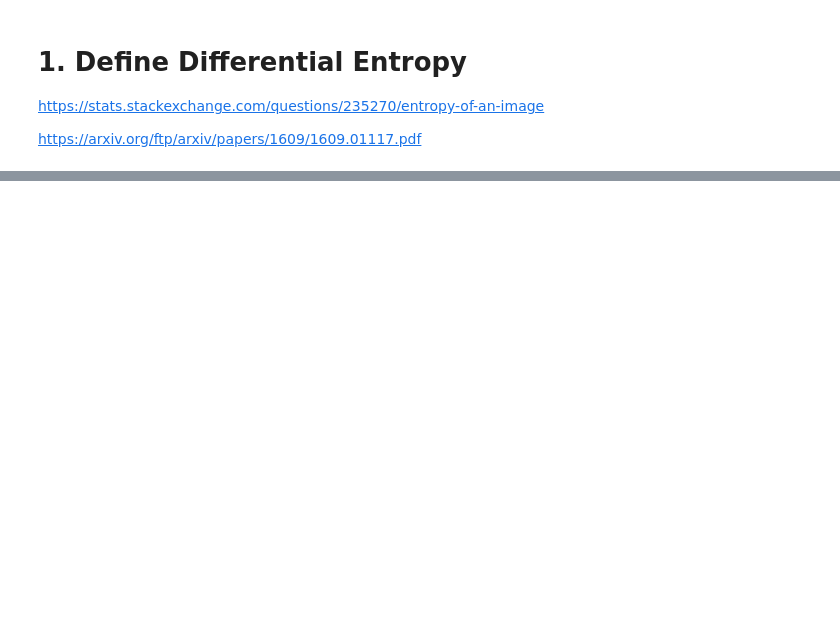
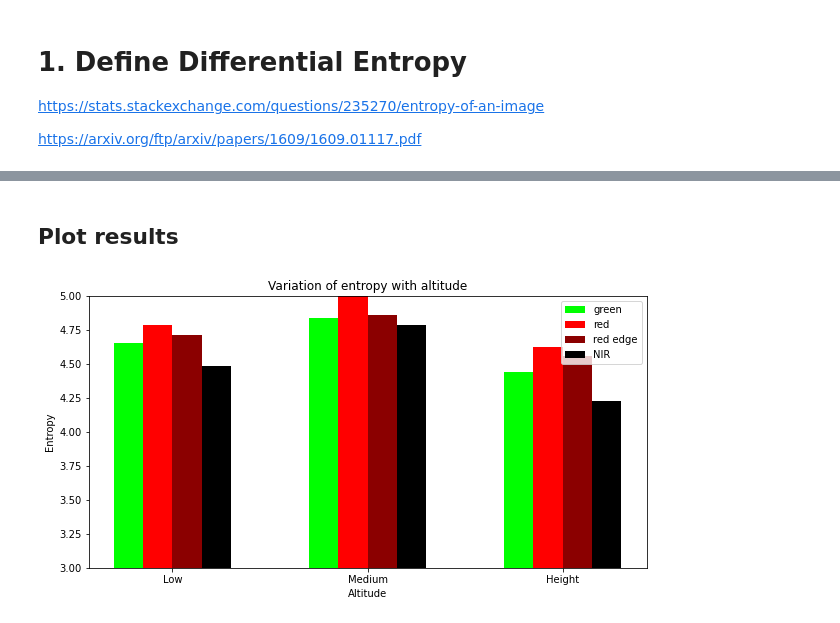
Before and after one commit to ds4114/Greenland_Drone_Analysis, a Jupyter notebook: code/hg2632_entropy_overlap.ipynb, the cells around one changed output, grey strips where cells are left out. Saved outputs shown, nothing was run; the diff lists cells and outputs as text; code cells hidden in the pictures; blank space fills up the shorter version.

Commit message:
update entropy overla

```diff
--- a/code/hg2632_entropy_overlap.ipynb
+++ b/code/hg2632_entropy_overlap.ipynb
@@ -32,2 +73,0 @@ def H_image(d):
-# %%
-image = Image.open(f"matching_images/low/extract/green_template_matched_region.tif")
@@ -72,0 +126,16 @@ Clipping input data to the valid range for imshow with RGB data ([0..1] for floa
+# %%
+levels = ['low', 'medium', 'top']
+channels = ['green', 'red', 'red edge', 'nir']
+results = {c: {} for c in channels}
+
+
+for channel in channels:
+    print(f'-------------------------------- channel: {channel} --------------------------------')
+
+    for level in levels:
+
+        image = preprocess_tiff(f"matching_images/{level}/extract/{channel}_template_matched_region.tif")
+        entropy = H_image(image, plot=False)
+        results[channel][level] = entropy
+
+        print(f'Level {level}: {entropy}')
@@ -72,0 +159,31 @@ Clipping input data to the valid range for imshow with RGB data ([0..1] for floa
+# %% [markdown]
+## Plot results
+# %%
+green, red, red_edge, nir = results['green'].values(), results['red'].values(), results['red edge'].values(), results['nir'].values()
+
+# Position of bars on x-axis
+ind = np.arange(3)
+
+# Figure size
+plt.figure(figsize=(10,5))
+
+# Width of a bar
+width = 0.15
+
+# Plotting
+plt.bar(ind, green , width, label='green', color='lime')
+plt.bar(ind + width, red, width, label='red', color='red')
+plt.bar(ind + 2*width, red_edge, width, label='red edge', color='darkred')
+plt.bar(ind + 3*width, nir, width, label='NIR', color='black')
+
+plt.xlabel('Altitude')
+plt.ylabel('Entropy')
+plt.title('Variation of entropy with altitude')
+
+plt.xticks(ind + 1.5*width, ('Low', 'Medium', 'Height'))
+plt.ylim(3, 5)
+
+plt.legend(loc='best')
+plt.show()
+# %% [output]
+[figure, added]
```
Also changed, not shown: parts of 22 cells of this notebook.
